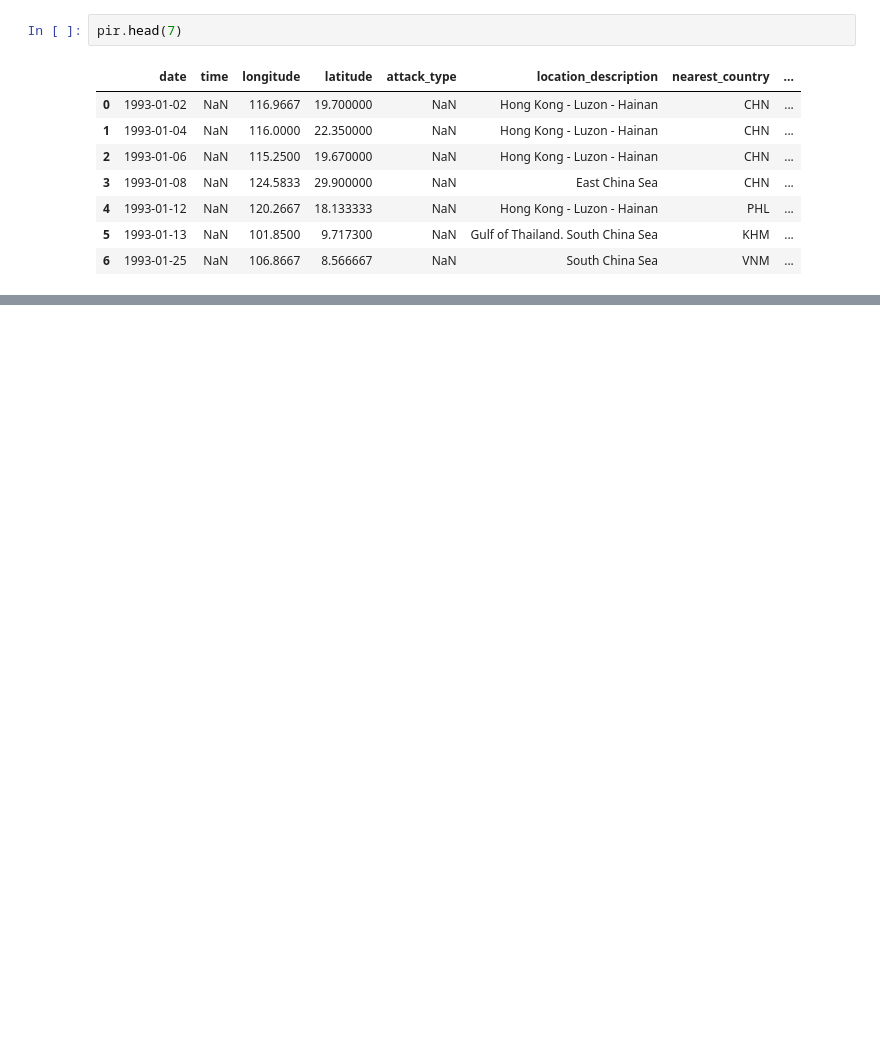
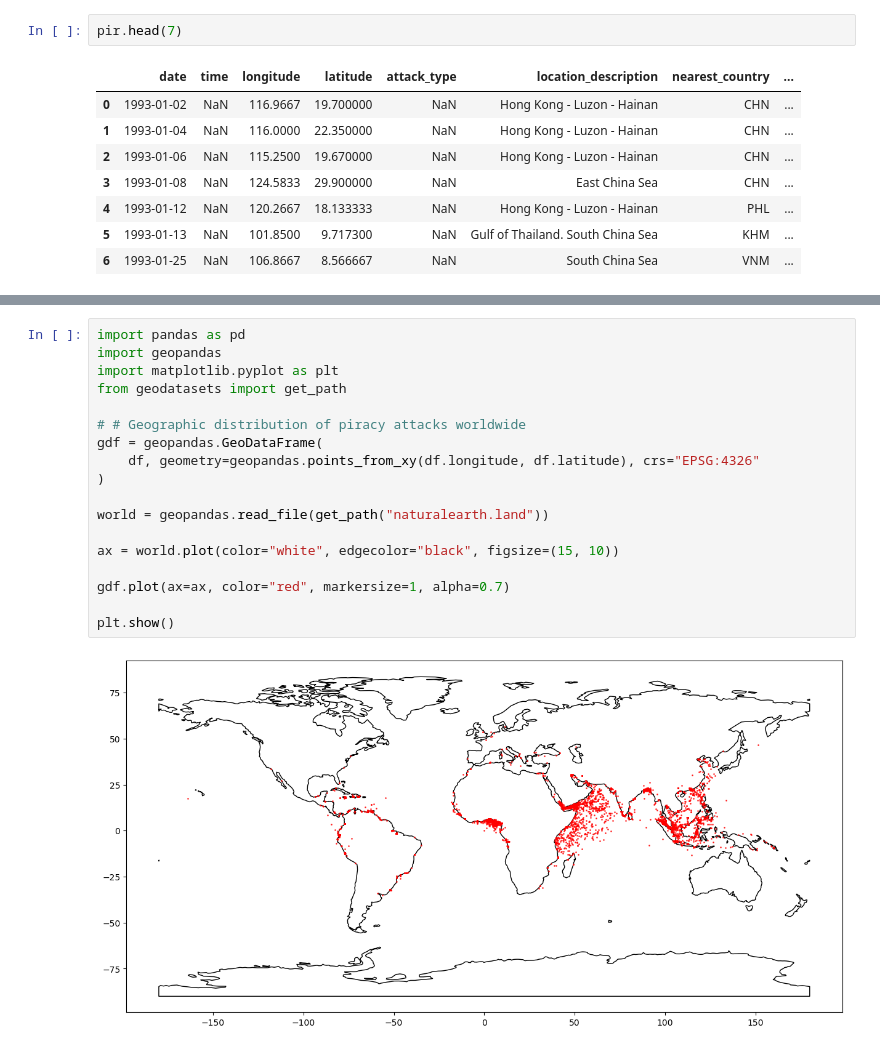
Before and after one commit to zuweii/datamining, a Jupyter notebook: piracy.ipynb, the cells around one changed output, grey strips where cells are left out. Drawn from its saved outputs; the diff is of its cells as text; blank space fills up the shorter version.

```diff
--- a/piracy.ipynb
+++ b/piracy.ipynb
@@ -331,0 +348,20 @@ Name: count, dtype: int64
+# %%
+import pandas as pd
+import geopandas
+import matplotlib.pyplot as plt
+from geodatasets import get_path
+
+# # Geographic distribution of piracy attacks worldwide
+gdf = geopandas.GeoDataFrame(
+    df, geometry=geopandas.points_from_xy(df.longitude, df.latitude), crs="EPSG:4326"
+)
+
+world = geopandas.read_file(get_path("naturalearth.land"))
+
+ax = world.plot(color="white", edgecolor="black", figsize=(15, 10))
+
+gdf.plot(ax=ax, color="red", markersize=1, alpha=0.7)
+
+plt.show()
+# %% [output]
+[figure, added]
```
Also changed, not shown: parts of 45 cells of this notebook, 1 other file.
